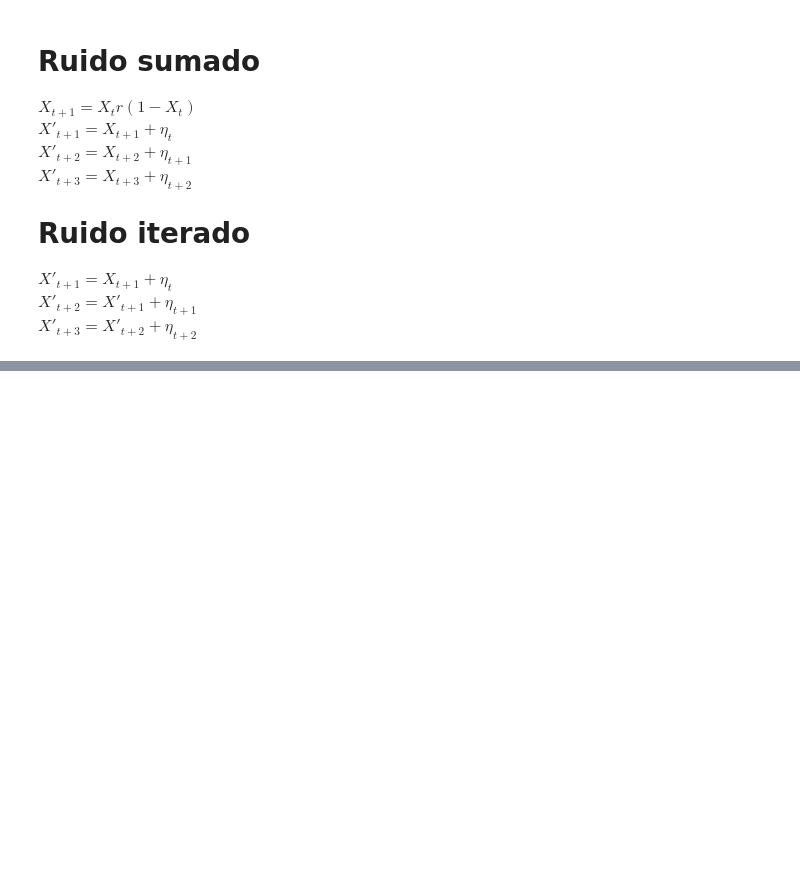
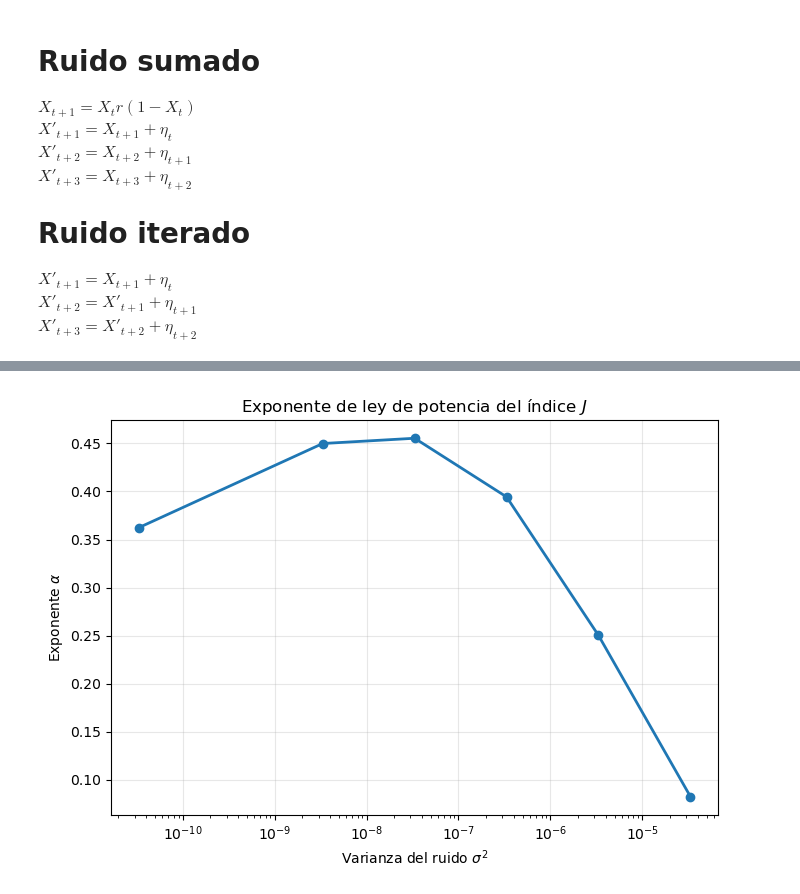
Before and after one commit to EduardoGarcia528/Tesis, a Jupyter notebook: logistic_map/_main_Logistico.ipynb, the cells around one changed output, grey strips where cells are left out. Drawn from its saved outputs; the diff is of its cells as text; code cells hidden in the pictures; blank space fills up the shorter version.

```diff
--- a/logistic_map/_main_Logistico.ipynb
+++ b/logistic_map/_main_Logistico.ipynb
@@ -1529,0 +1711,15 @@ $X'_{t+3} = X'_{t+2} + \eta_{t+2} $
+# %%
+plt.figure(figsize=(7,5))
+
+plt.plot(np.array(ruidos)/3, alphas, 'o-', lw=2)
+plt.xscale('log')
+plt.xlabel(r'Varianza del ruido $\sigma^2$')
+plt.ylabel(r'Exponente $\alpha$')
+
+plt.grid(alpha=0.3)
+plt.title(r'Exponente de ley de potencia del índice $J$')
+
+plt.tight_layout()
+plt.show()
+# %% [output]
+[figure, added]
```
Also changed, not shown: parts of 7 cells of this notebook, 58 other files.
